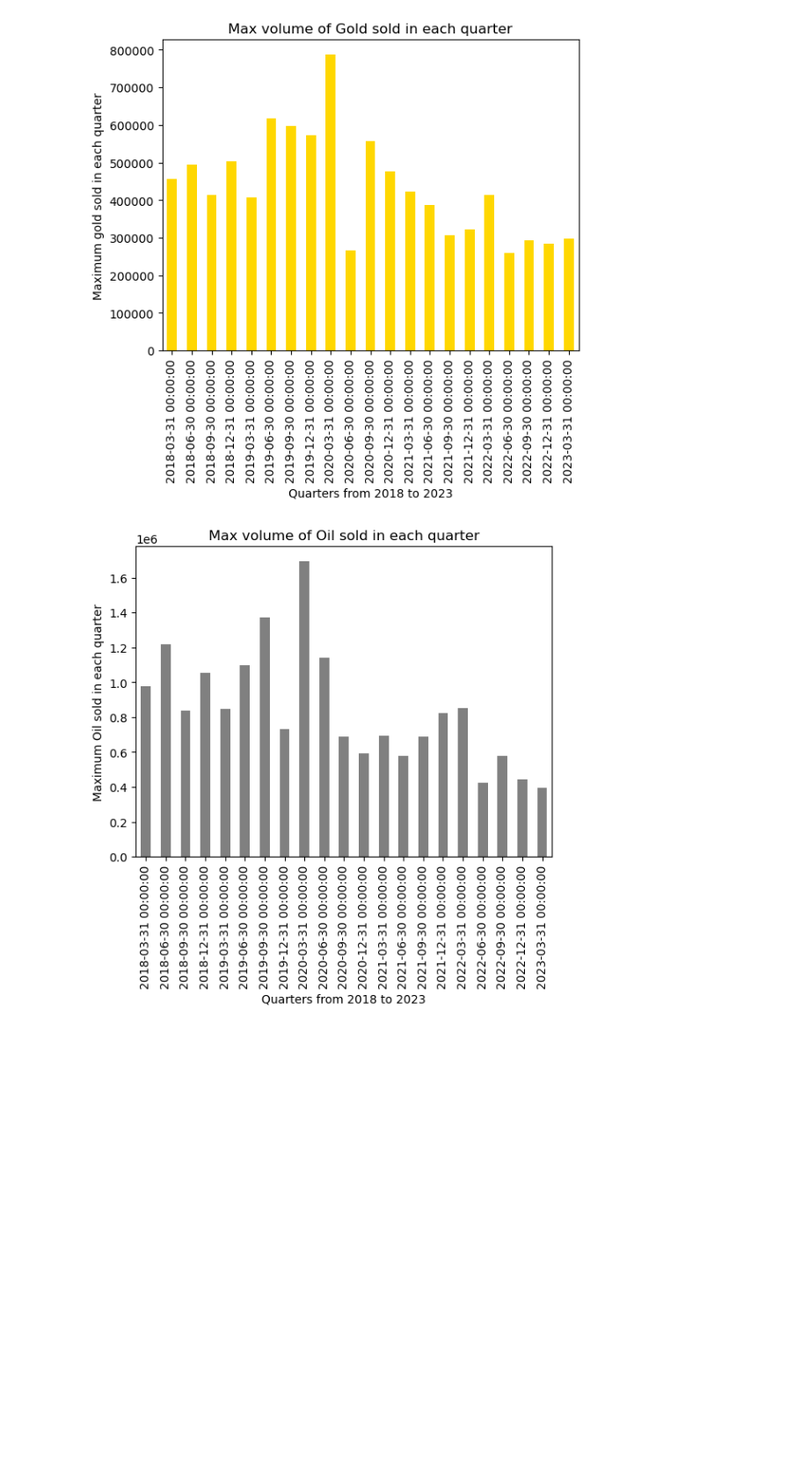
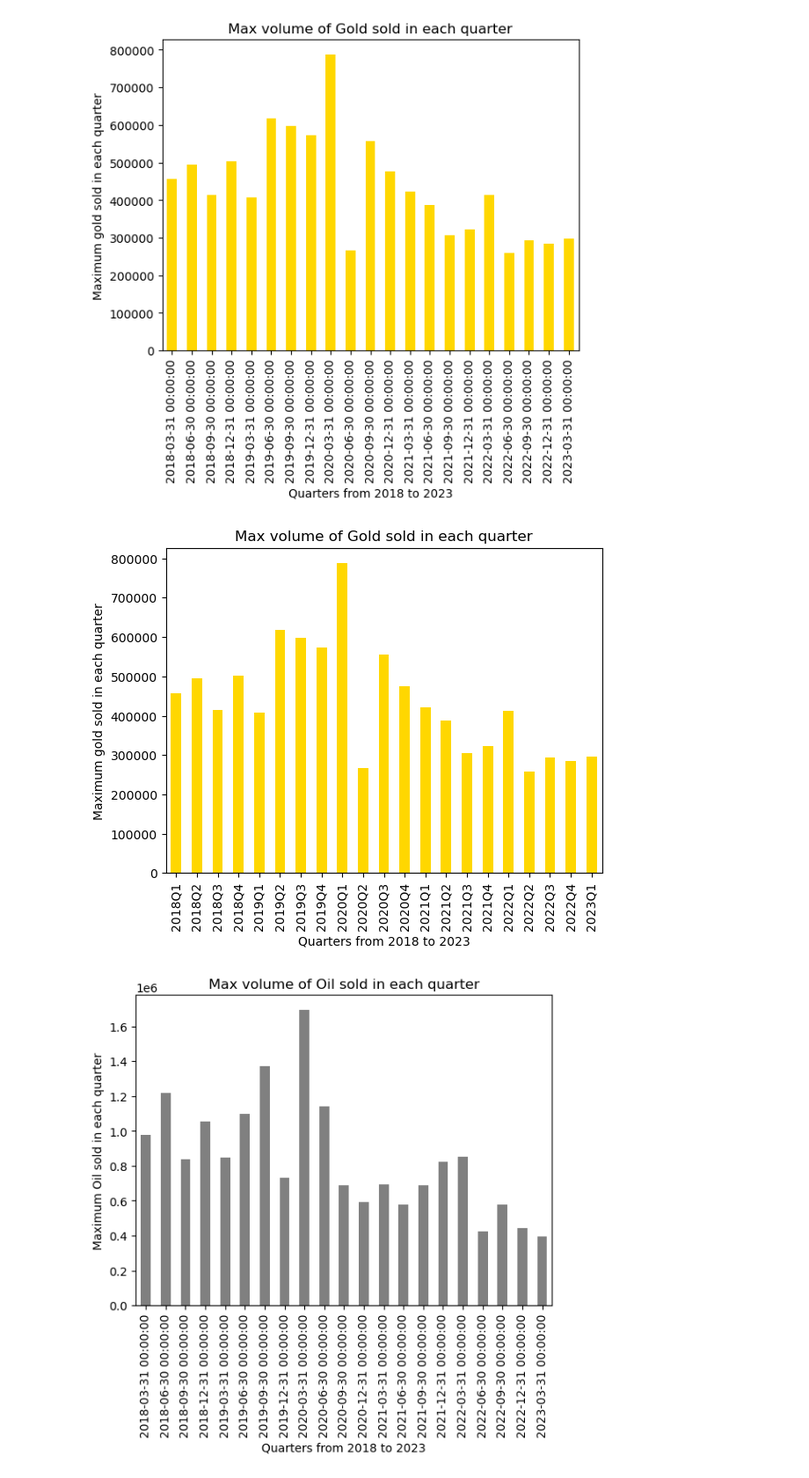
Before and after one commit to gbarn777/project-one, a Jupyter notebook: project1_v3.ipynb, the cells around one changed output. Shown at 88% size. Drawn from its saved outputs; the diff is of its cells as text; code cells hidden in the pictures; blank space fills up the shorter version.

```diff
--- a/project1_v3.ipynb
+++ b/project1_v3.ipynb
@@ -122,6 +140,15 @@ plt.title("Max volume of Gold sold in each quarter")
 plt.show()
 # %% [output]
 [figure]
+# %%
+###############
+clean_oil_gold_df.groupby(clean_oil_gold_df["Date"].dt.to_period('Q'))['gold_volume'].max().plot(kind="bar", color = "gold") # Quarterly gold volume
+plt.xlabel("Quarters from 2018 to 2023")
+plt.ylabel("Maximum gold sold in each quarter")
+plt.title("Max volume of Gold sold in each quarter")
+plt.show()
+# %% [output]
+[figure, added]
 # %%
 date_index_df.oil_volume.resample("Q").max().plot(kind="bar",color = "grey") # Quarterly gold volume
 plt.xlabel("Quarters from 2018 to 2023")
```
Also changed, not shown: parts of 5 cells of this notebook, 1 other file.
